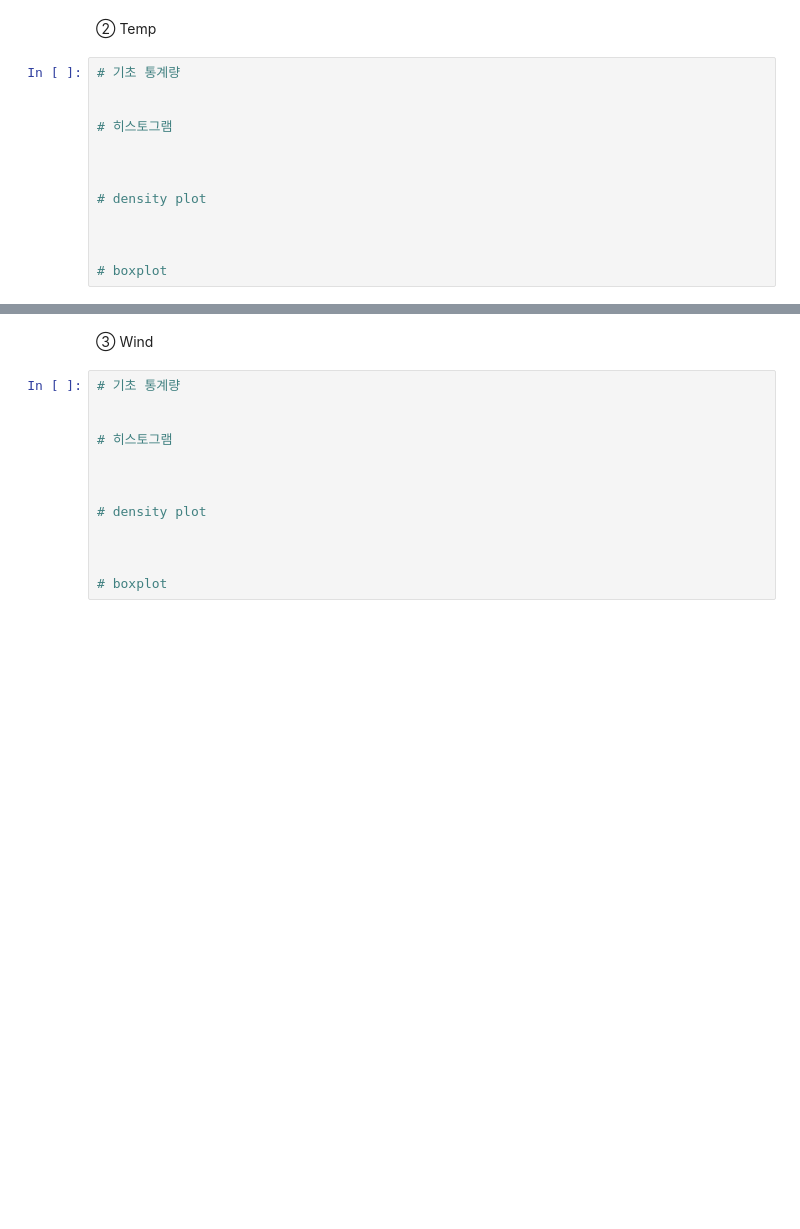
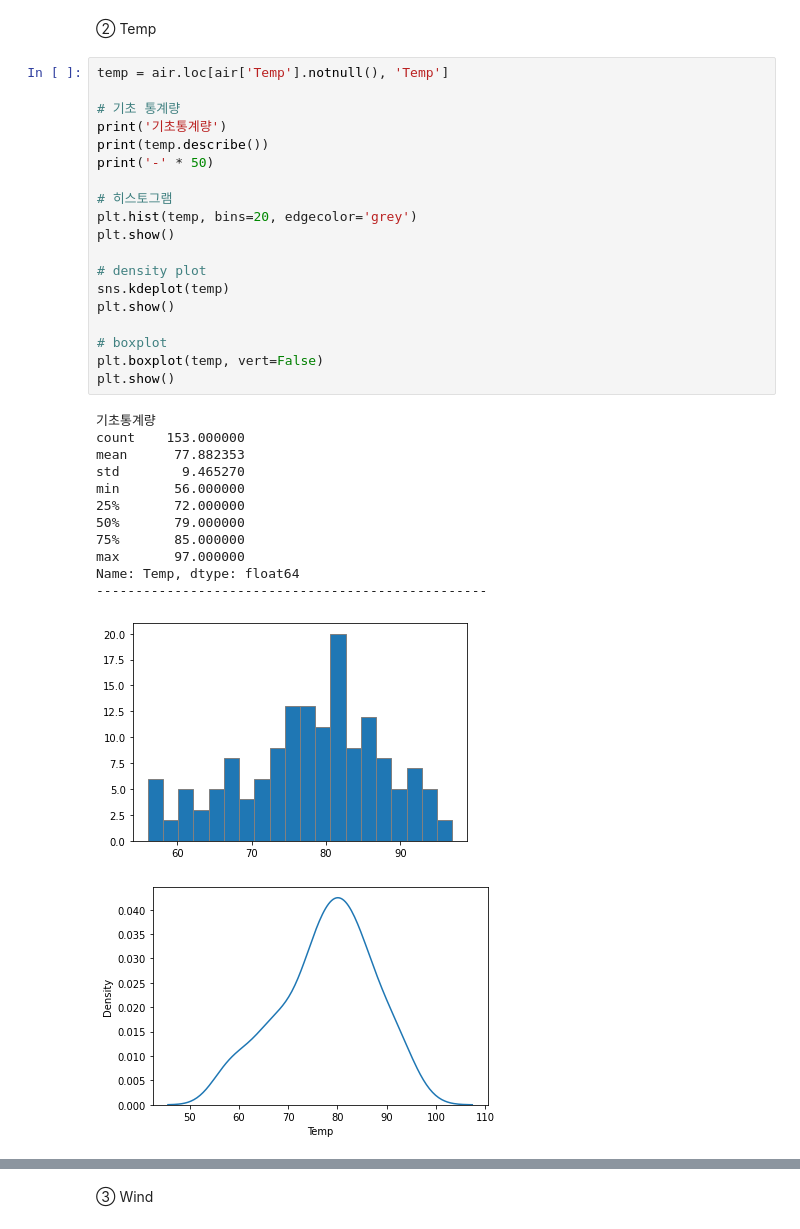
Before and after one commit to SubinOk/KT_AIVLE, a Jupyter notebook: 05 DataAnalysis/03과 단변량분석_숫자형변수.ipynb, the cells around one changed output, grey strips where cells are left out. Cells and saved outputs as stored; diff of their text form; blank space fills up the shorter version.

```diff
--- a/05 DataAnalysis/03과 단변량분석_숫자형변수.ipynb
+++ b/05 DataAnalysis/03과 단변량분석_숫자형변수.ipynb
@@ -478,15 +518,35 @@ airquality 데이터의 다음 변수들에 대해 기초통계량과 시각화
 # %% [markdown]
 ② Temp
-# %%
-# 기초 통계량
-
-
-# 히스토그램
-
-
-
-# density plot
-
-
-
-# boxplot
+# %%
+temp = air.loc[air['Temp'].notnull(), 'Temp']
+
+# 기초 통계량
+print('기초통계량')
+print(temp.describe())
+print('-' * 50)
+
+# 히스토그램
+plt.hist(temp, bins=20, edgecolor='grey')
+plt.show()
+
+# density plot
+sns.kdeplot(temp)
+plt.show()
+
+# boxplot
+plt.boxplot(temp, vert=False)
+plt.show()
+# %% [output]
+기초통계량
+count    153.000000
+mean      77.882353
+std        9.465270
+min       56.000000
+25%       72.000000
+50%       79.000000
+75%       85.000000
+max       97.000000
+Name: Temp, dtype: float64
+--------------------------------------------------
+[figure, added]
+[figure, added]
@@ -493,15 +554,2 @@ airquality 데이터의 다음 변수들에 대해 기초통계량과 시각화
 # %% [markdown]
 ③ Wind
-# %%
-# 기초 통계량
-
-
-# 히스토그램
-
-
-
-# density plot
-
-
-
-# boxplot
```
Also changed, not shown: parts of 11 cells of this notebook.
